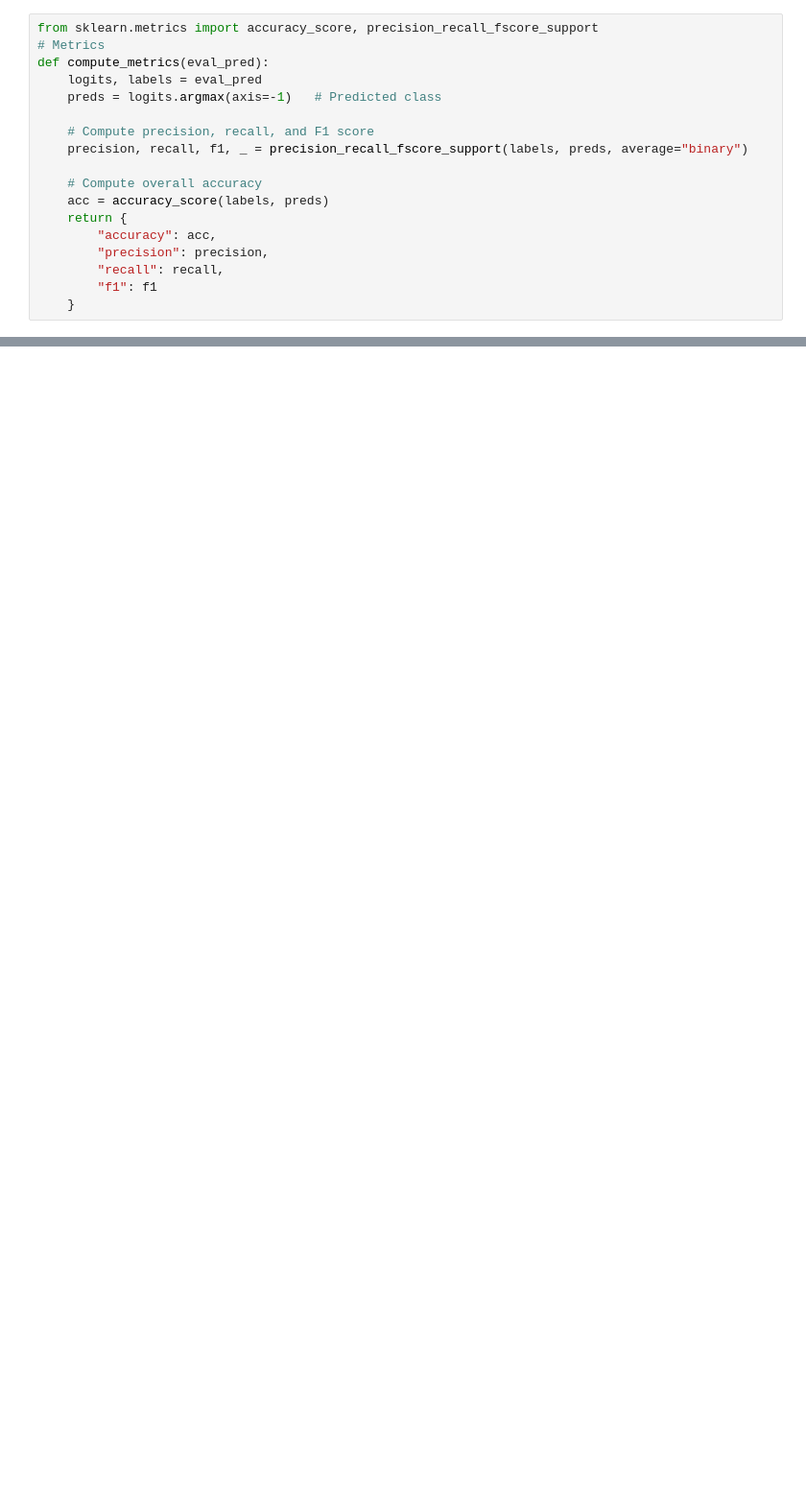
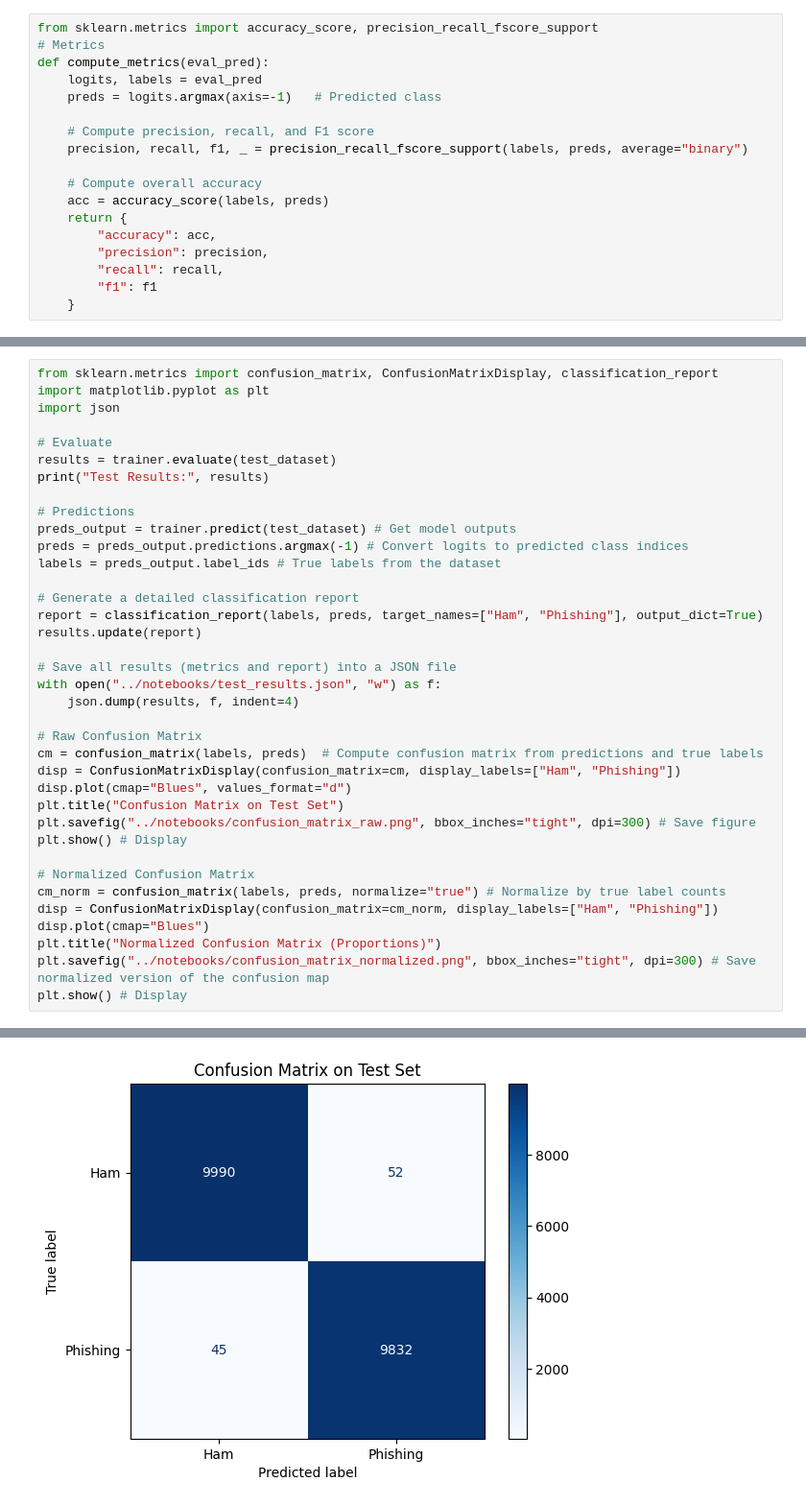
Before and after one commit to ZackPham21/EECS4480---Capstone-Project, a Jupyter notebook: notebooks/02_train_bert.ipynb, the cells around one changed output, grey strips where cells are left out. Shown: that part at 96% size. Saved outputs shown, nothing was run; the diff lists cells and outputs as text; blank space fills up the shorter version.

Commit message:
Update the results

```diff
--- a/notebooks/02_train_bert.ipynb
+++ b/notebooks/02_train_bert.ipynb
@@ -247,0 +290,38 @@ Test Results: {'eval_loss': 0.036433447152376175, 'eval_accuracy': 0.99548170088
+# %%
+from sklearn.metrics import confusion_matrix, ConfusionMatrixDisplay, classification_report
+import matplotlib.pyplot as plt
+import json
+
+# Evaluate
+results = trainer.evaluate(test_dataset)
+print("Test Results:", results)
+
+# Predictions
+preds_output = trainer.predict(test_dataset) # Get model outputs
+preds = preds_output.predictions.argmax(-1) # Convert logits to predicted class indices
+labels = preds_output.label_ids # True labels from the dataset
+
+# Generate a detailed classification report
+report = classification_report(labels, preds, target_names=["Ham", "Phishing"], output_dict=True)
+results.update(report)
+
+# Save all results (metrics and report) into a JSON file
+with open("../notebooks/test_results.json", "w") as f:
+    json.dump(results, f, indent=4)
+
+# Raw Confusion Matrix
+cm = confusion_matrix(labels, preds)  # Compute confusion matrix from predictions and true labels
+disp = ConfusionMatrixDisplay(confusion_matrix=cm, display_labels=["Ham", "Phishing"])
+disp.plot(cmap="Blues", values_format="d")
+plt.title("Confusion Matrix on Test Set")
+plt.savefig("../notebooks/confusion_matrix_raw.png", bbox_inches="tight", dpi=300) # Save figure
+plt.show() # Display
+
+# Normalized Confusion Matrix
+cm_norm = confusion_matrix(labels, preds, normalize="true") # Normalize by true label counts
+disp = ConfusionMatrixDisplay(confusion_matrix=cm_norm, display_labels=["Ham", "Phishing"])
+disp.plot(cmap="Blues")
+plt.title("Normalized Confusion Matrix (Proportions)")
+plt.savefig("../notebooks/confusion_matrix_normalized.png", bbox_inches="tight", dpi=300) # Save normalized version of the confusion map
+plt.show() # Display
+# %% [output]
@@ -247,0 +329 @@ Test Results: {'eval_loss': 0.036433447152376175, 'eval_accuracy': 0.99548170088
+[figure, added]
```
Also changed, not shown: parts of 13 cells of this notebook, 2 other files.
